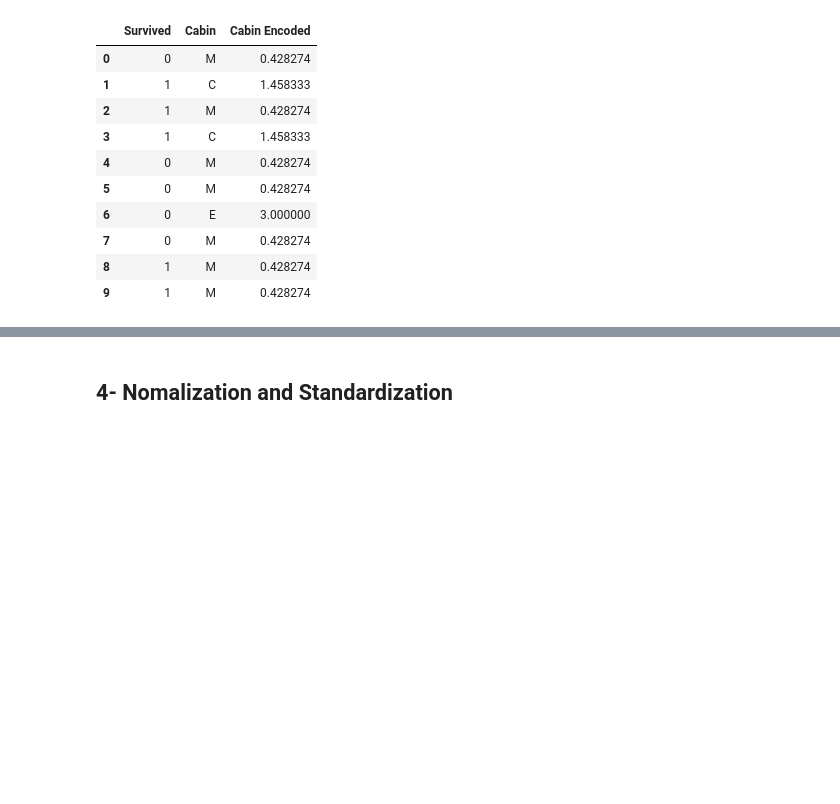
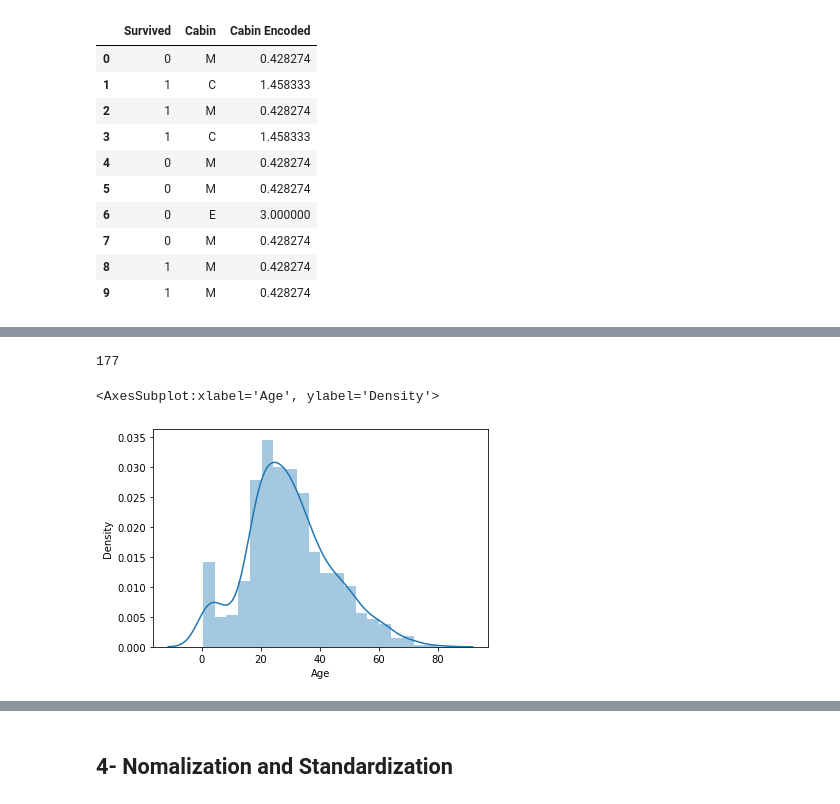
Before and after one commit to shaizpunjwani/Data-Science, a Jupyter notebook: Techniques in Feature Handling.ipynb, the cells around one changed output, grey strips where cells are left out. Cells and saved outputs as stored; diff of their text form; code cells hidden in the pictures; blank space fills up the shorter version.

```diff
--- a/Techniques in Feature Handling.ipynb
+++ b/Techniques in Feature Handling.ipynb
@@ -1128,0 +1150,3 @@ df.head(10)
+# %%
+df=pd.read_csv('Titanic.csv')
+df.head()
@@ -1128,0 +1160,11 @@ df.head(10)
+# %%
+df.Age.isnull().sum()
+# %% [output]
+177
+# %%
+#we check for outliers without dealing with the null values
+sns.distplot(df['Age'].dropna())
+#here we can see that outliers are not pretty much there
+# %% [output]
+<AxesSubplot:xlabel='Age', ylabel='Density'>
+[figure, added]
```
Also changed, not shown: parts of 50 cells of this notebook.
